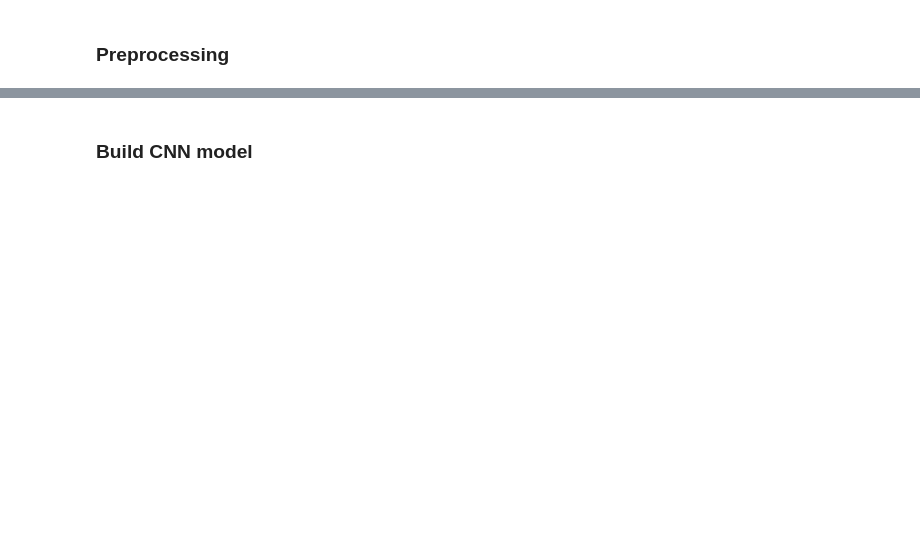
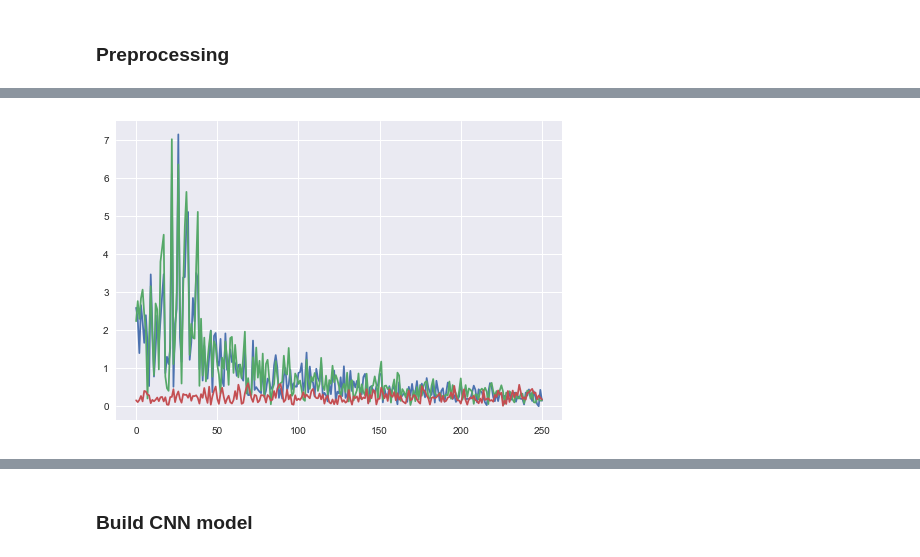
Before and after one commit to nathanbaudis/PHY371_Competition, a Jupyter notebook: CNN.ipynb, the cells around one changed output, grey strips where cells are left out. Saved outputs shown, nothing was run; the diff lists cells and outputs as text; code cells hidden in the pictures; blank space fills up the shorter version.

```diff
--- a/CNN.ipynb
+++ b/CNN.ipynb
@@ -39,2 +42,7 @@ Shape of x_train_cnn: (45360, 512, 3, 1)
+# %%
+plt.plot(x_train_fft[0, 5:])
+plt.show()
+# %% [output]
+[figure, added]
 # %%
 # Apply Gaussian filter
```
Also changed, not shown: parts of 19 cells of this notebook.
